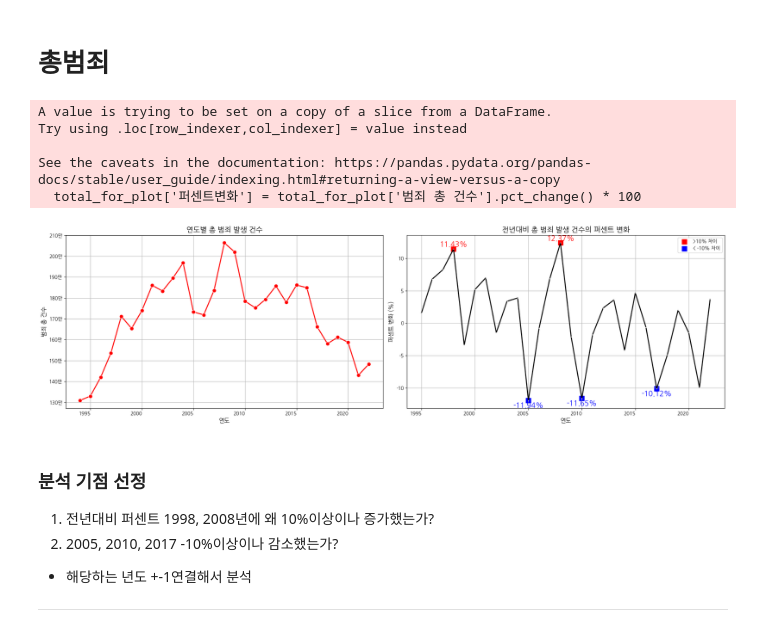
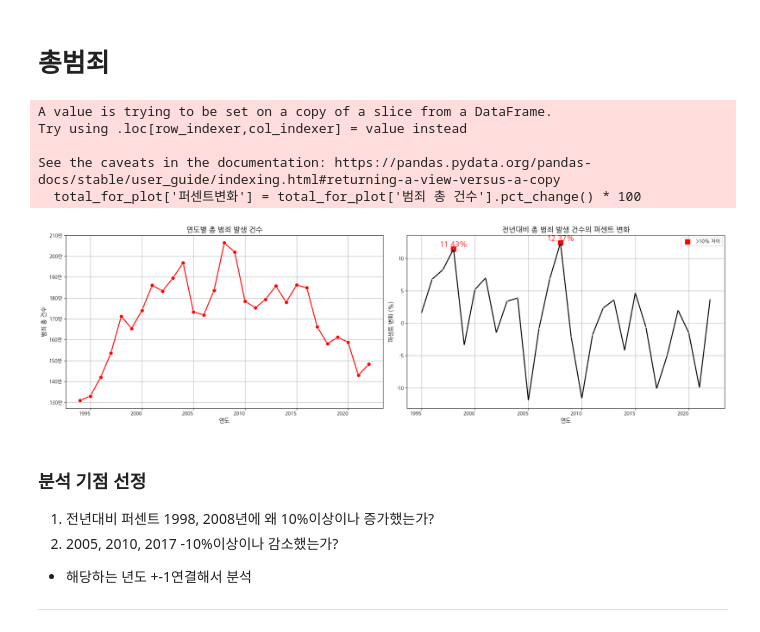
Before and after one commit to addinedu-ros-6th/eda-repo-4, a Jupyter notebook: Source/1.범죄 총건수 및 유형별 분석기점 선정.ipynb, the cells around one changed output. Drawn from its saved outputs; the diff is of its cells as text; code cells hidden in the pictures.

```diff
--- a/Source/1.범죄 총건수 및 유형별 분석기점 선정.ipynb
+++ b/Source/1.범죄 총건수 및 유형별 분석기점 선정.ipynb
@@ -69,40 +69,34 @@ ax[0].set_xlabel('연도', fontsize=12)
 ax[0].set_ylabel('범죄 총 건수', fontsize=12)
 ax[0].yaxis.set_major_formatter(formatter)
 
 sns.lineplot(x='연도', y='퍼센트변화', data=total_for_plot, marker='s', markersize=1, color='black', linewidth=2, ax=ax[1])
 ax[1].set_title('전년대비 총 범죄 발생 건수의 퍼센트 변화', fontsize=15)
 ax[1].set_xlabel('연도', fontsize=12)
 ax[1].set_ylabel('퍼센트 변화 (%)', fontsize=12)
 
 diff_points_10_positive = total_for_plot[total_for_plot['퍼센트변화'] > threshold_10]
 ax[1].scatter(x=diff_points_10_positive['연도'], y=diff_points_10_positive['퍼센트변화'], color='red', s=100, marker='s', label=f'>{threshold_10}% 차이')
 
-diff_points_10_negative = total_for_plot[total_for_plot['퍼센트변화'] < -threshold_10]
-ax[1].scatter(x=diff_points_10_negative['연도'], y=diff_points_10_negative['퍼센트변화'], color='b', s=100, marker='s', label=f'< -{threshold_10}% 차이')
-
-# Annotate points
 for i, row in diff_points_10_positive.iterrows():
     ax[1].annotate(f"{row['퍼센트변화']:.2f}%", (row['연도'], row['퍼센트변화']), textcoords="offset points", xytext=(0,5), ha='center', fontsize=15, color='r')
-for i, row in diff_points_10_negative.iterrows():
-    ax[1].annotate(f"{row['퍼센트변화']:.2f}%", (row['연도'], row['퍼센트변화']), textcoords="offset points", xytext=(0,-15), ha='center', fontsize=15, color='b')
 
 plt.setp(ax[0].get_xticklabels(), ha="right", rotation_mode="anchor")
 plt.setp(ax[1].get_xticklabels(), ha="right", rotation_mode="anchor")
 
 ax[0].grid(True)
 ax[1].grid(True)
 
 ax[1].legend()
 plt.tight_layout()
 
 plt.show()
 # %% [output]
 A value is trying to be set on a copy of a slice from a DataFrame.
 Try using .loc[row_indexer,col_indexer] = value instead
 
 See the caveats in the documentation: https://pandas.pydata.org/pandas-docs/stable/user_guide/indexing.html#returning-a-view-versus-a-copy
   total_for_plot['퍼센트변화'] = total_for_plot['범죄 총 건수'].pct_change() * 100
-[figure, old version]
+[figure, new version]
 # %% [markdown]
 ### 분석 기점 선정
 
```
Also changed, not shown: parts of 4 cells of this notebook, 17 other files.
